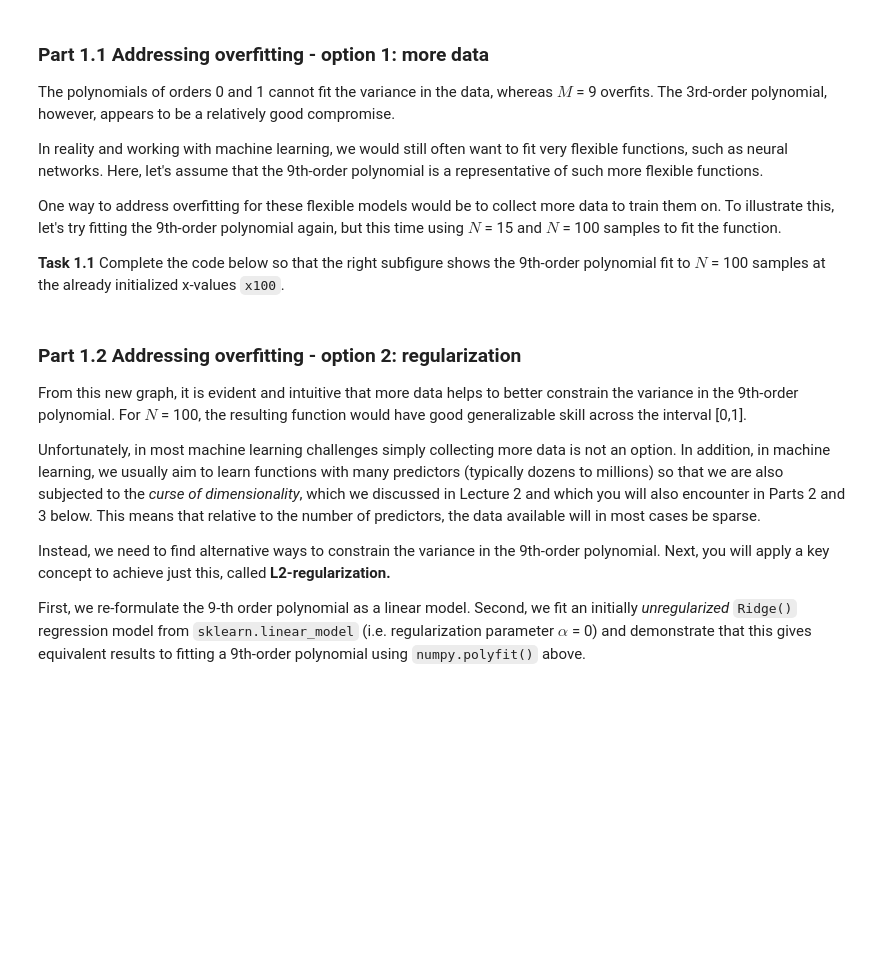
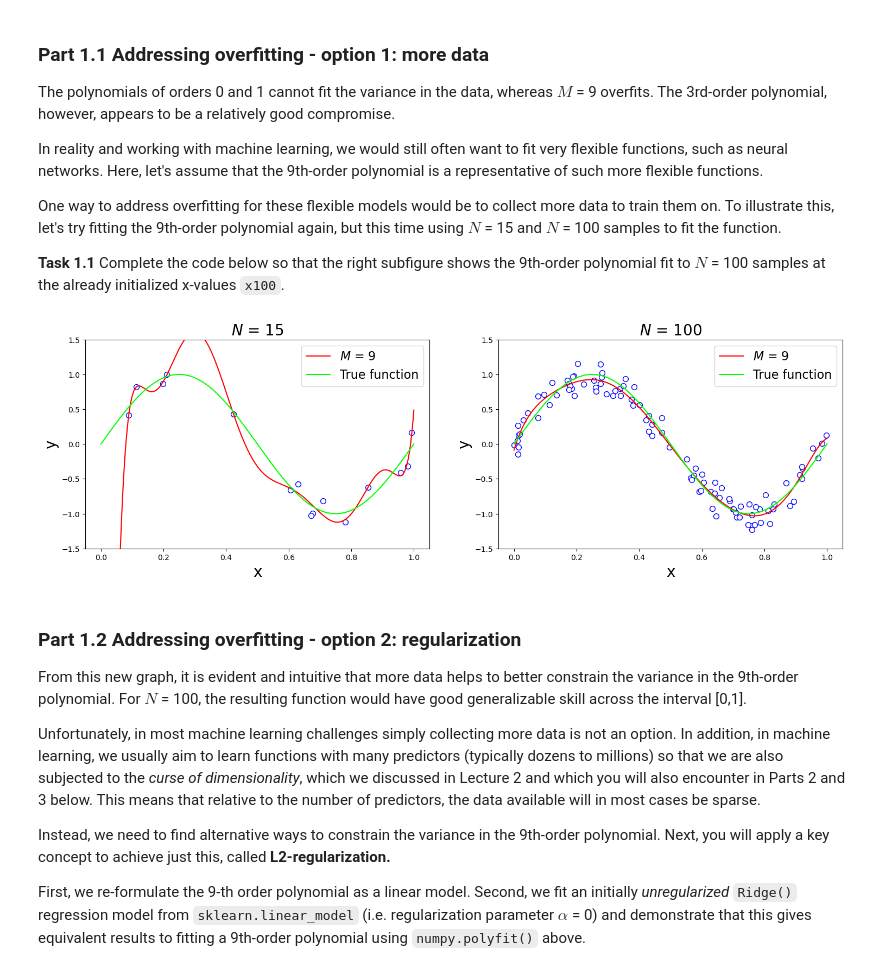
Before and after one commit to nina-prog/climate-env-ml, a Jupyter notebook: Assignment02/Assignment02/Exercise02.ipynb, the cells around one changed output. Drawn from its saved outputs; the diff is of its cells as text; code cells hidden in the pictures; blank space fills up the shorter version.

```diff
--- a/Assignment02/Assignment02/Exercise02.ipynb
+++ b/Assignment02/Assignment02/Exercise02.ipynb
@@ -107,26 +113,39 @@ One way to address overfitting for these flexible models would be to collect mor
 # %%
 plt.figure(figsize=(18, 5))
 random_state = default_rng(21)
 random_state_2 = default_rng(303)
 x15 = random_state.uniform(0,1,15)
 x100 = random_state.uniform(0,1,100)
 sine_wave_15 = np.sin(np.pi*2*x15)+random_state_2.uniform(-0.25,0.25,15)
 z9_15 = np.polyfit(x15,sine_wave_15,9)
 p9_15 = np.poly1d(z9_15)
 plt.subplot(121)
 plt.scatter(x15,sine_wave_15,s=50,edgecolor='blue',facecolor='w',marker='o')
 plt.plot(x1000,p9_15(x1000),color='r',label='$M$ = 9')
 plt.plot(x1000,sine_wave_smooth,color=lightgreen,label='True function')
 plt.legend(fontsize=16,loc='upper right')
 plt.title('$N$ = 15',size=20)
 plt.ylim(-1.5,1.5)
 plt.xlabel('x',size=20)
 plt.ylabel('y',size=20)
 plt.subplot(122)
 ### Task 1.1
 # YOUR CODE HERE
-raise NotImplementedError()
+sine_wave_100 = np.sin(np.pi*2*x100)+random_state_2.uniform(-0.25,0.25,100)
+z9_100 = np.polyfit(x100,sine_wave_100,9)
+p9_100 = np.poly1d(z9_100)
+plt.subplot(122)
+plt.scatter(x100,sine_wave_100,s=50,edgecolor='blue',facecolor='w',marker='o')
+plt.plot(x1000,p9_100(x1000),color='r',label='$M$ = 9')
+plt.plot(x1000,sine_wave_smooth,color=lightgreen,label='True function')
+plt.legend(fontsize=16,loc='upper right')
+plt.title('$N$ = 100',size=20)
+plt.ylim(-1.5,1.5)
+plt.xlabel('x',size=20)
+plt.ylabel('y',size=20)
 plt.show()
+# %% [output]
+[figure, added]
 # %% [markdown]
 ### Part 1.2 Addressing overfitting - option 2: regularization
 
```
Also changed, not shown: parts of 7 cells of this notebook.
